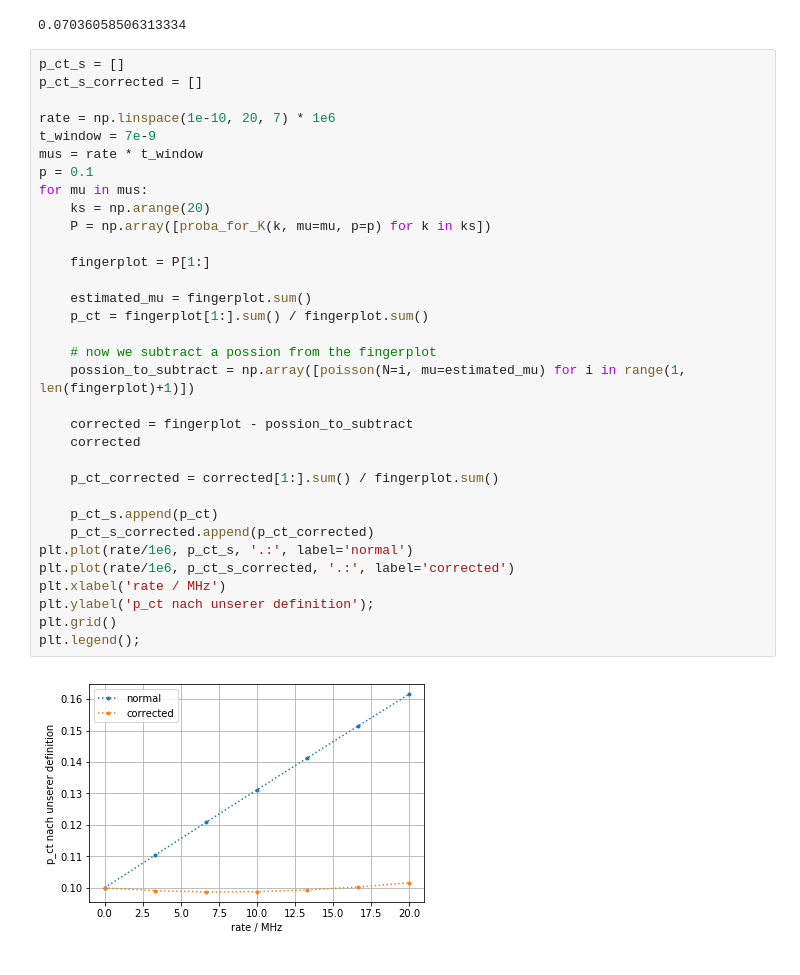
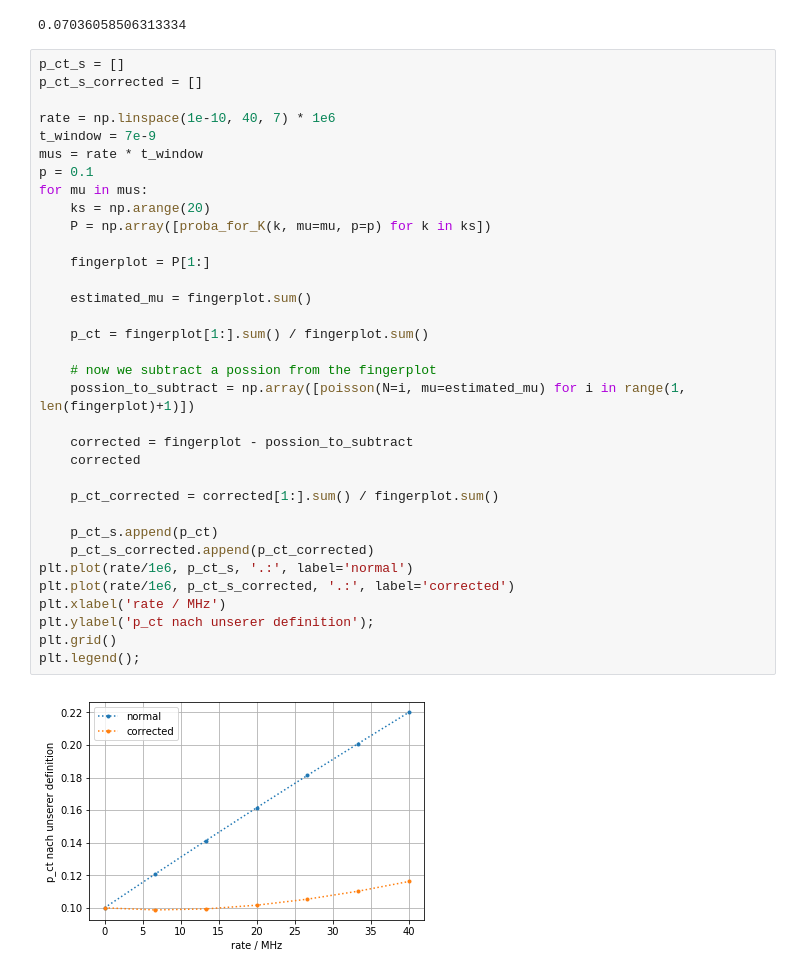
Before and after one commit to dneise/crosstalk_study, a Jupyter notebook: gedankenexperiment_with_crosstalk.ipynb, the cells around one changed output. Drawn from its saved outputs; the diff is of its cells as text.

```diff
--- a/gedankenexperiment_with_crosstalk.ipynb
+++ b/gedankenexperiment_with_crosstalk.ipynb
@@ -356,34 +356,35 @@ p_ct_alternative
 p_ct_s = []
 p_ct_s_corrected = []
 
-rate = np.linspace(1e-10, 20, 7) * 1e6
+rate = np.linspace(1e-10, 40, 7) * 1e6
 t_window = 7e-9
 mus = rate * t_window
 p = 0.1
 for mu in mus:
     ks = np.arange(20)
     P = np.array([proba_for_K(k, mu=mu, p=p) for k in ks])
 
     fingerplot = P[1:]
 
     estimated_mu = fingerplot.sum()
+
     p_ct = fingerplot[1:].sum() / fingerplot.sum()
 
     # now we subtract a possion from the fingerplot
     possion_to_subtract = np.array([poisson(N=i, mu=estimated_mu) for i in range(1, len(fingerplot)+1)])
 
     corrected = fingerplot - possion_to_subtract
     corrected
 
     p_ct_corrected = corrected[1:].sum() / fingerplot.sum()
 
     p_ct_s.append(p_ct)
     p_ct_s_corrected.append(p_ct_corrected)
 plt.plot(rate/1e6, p_ct_s, '.:', label='normal')
 plt.plot(rate/1e6, p_ct_s_corrected, '.:', label='corrected')
 plt.xlabel('rate / MHz')
 plt.ylabel('p_ct nach unserer definition');
 plt.grid()
 plt.legend();
 # %% [output]
-[figure, old version]
+[figure, new version]
```
